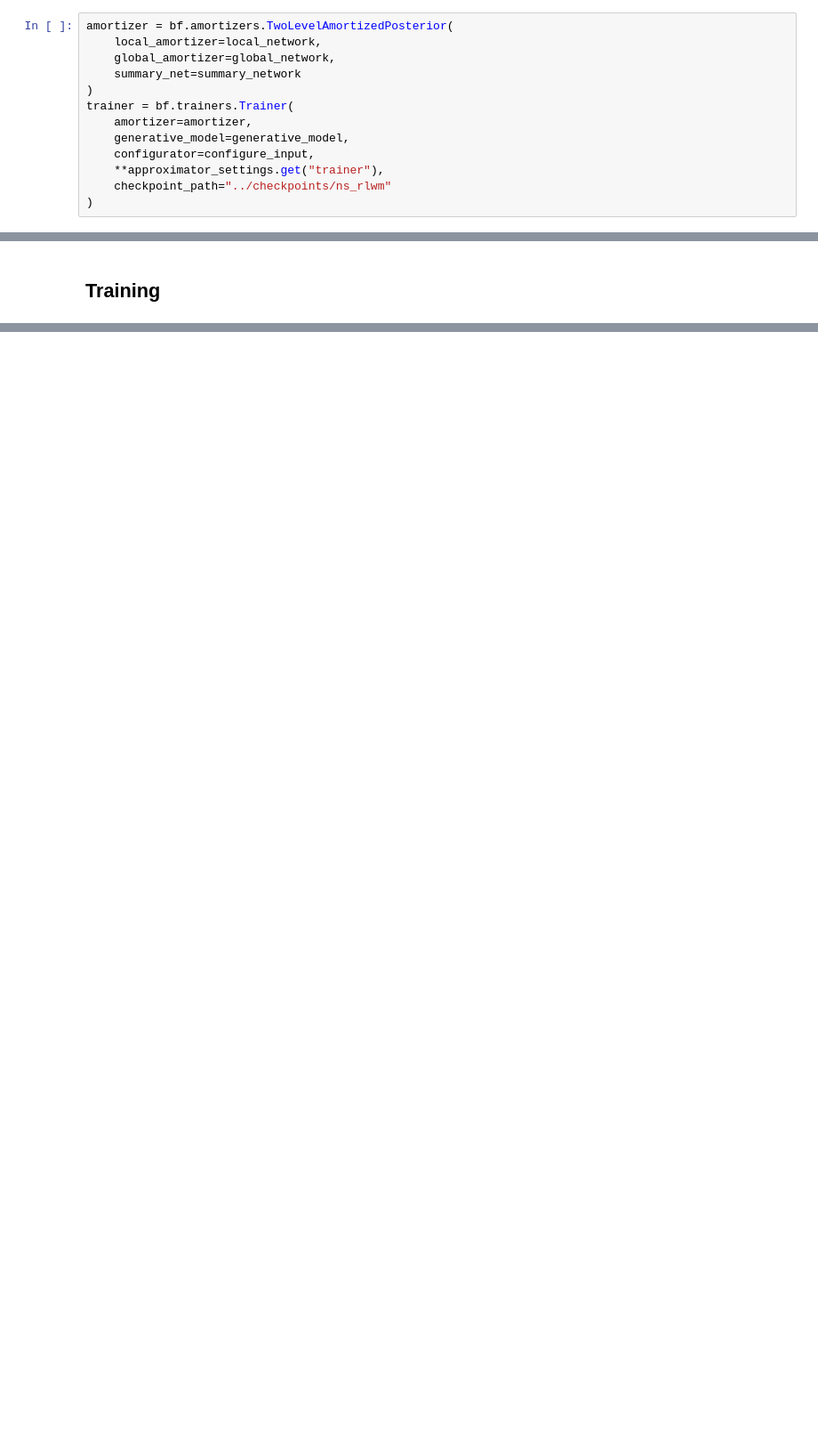
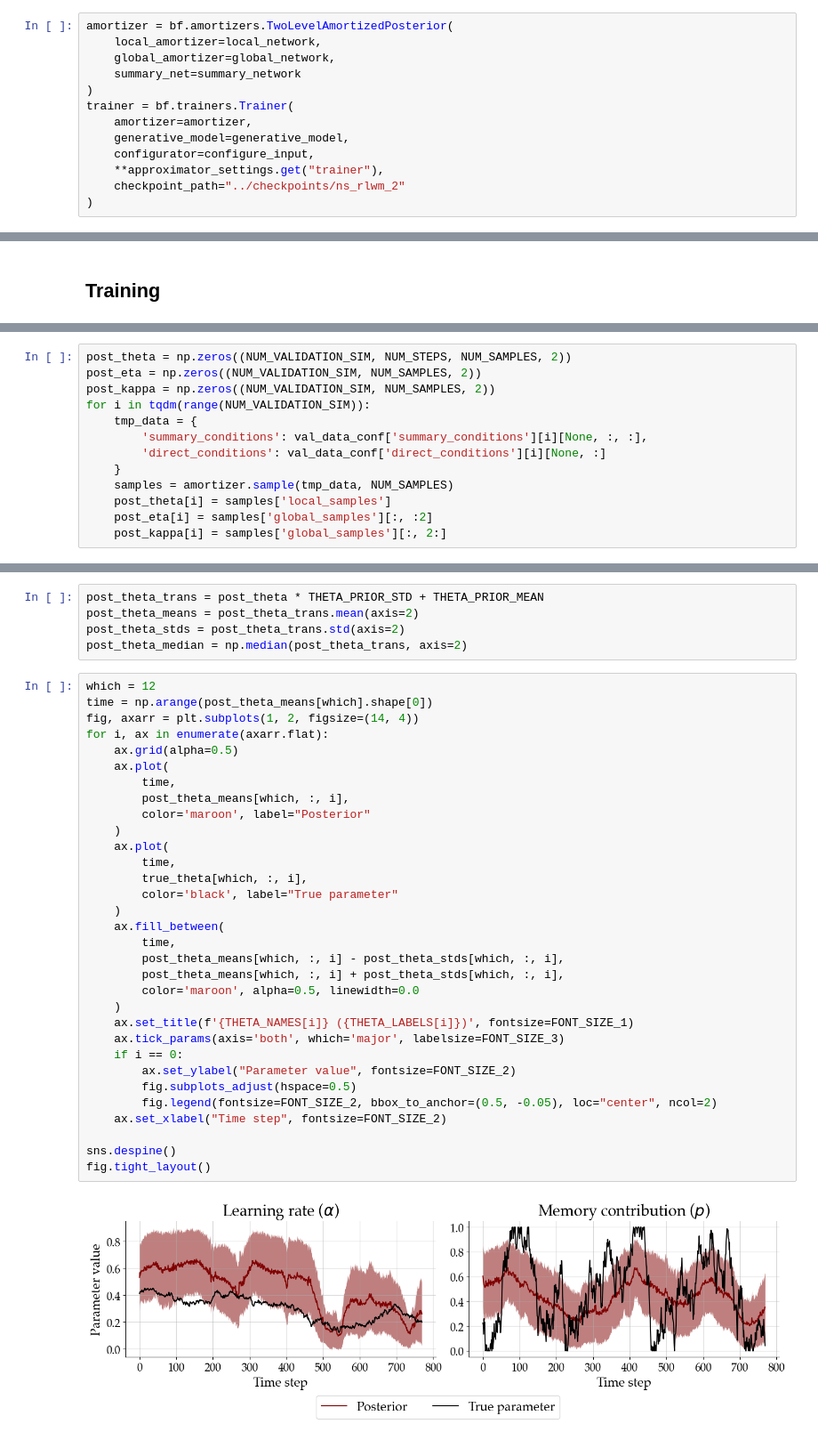
Before and after one commit to LuSchumacher/non-stationary-reinforcement-learning, a Jupyter notebook: rlwm/notebooks/rlwm_development.ipynb, the cells around one changed output, grey strips where cells are left out. Shown at 89% size. Saved outputs shown, nothing was run; the diff lists cells and outputs as text; blank space fills up the shorter version.

```diff
--- a/rlwm/notebooks/rlwm_development.ipynb
+++ b/rlwm/notebooks/rlwm_development.ipynb
@@ -147,5 +186,5 @@ trainer = bf.trainers.Trainer(
     generative_model=generative_model,
     configurator=configure_input,
     **approximator_settings.get("trainer"),
-    checkpoint_path="../checkpoints/ns_rlwm"
+    checkpoint_path="../checkpoints/ns_rlwm_2"
 )
@@ -165,0 +234,13 @@ f = bf.diagnostics.plot_losses(history)
+# %%
+post_theta = np.zeros((NUM_VALIDATION_SIM, NUM_STEPS, NUM_SAMPLES, 2))
+post_eta = np.zeros((NUM_VALIDATION_SIM, NUM_SAMPLES, 2))
+post_kappa = np.zeros((NUM_VALIDATION_SIM, NUM_SAMPLES, 2))
+for i in tqdm(range(NUM_VALIDATION_SIM)):
+    tmp_data = {
+        'summary_conditions': val_data_conf['summary_conditions'][i][None, :, :],
+        'direct_conditions': val_data_conf['direct_conditions'][i][None, :]
+    }
+    samples = amortizer.sample(tmp_data, NUM_SAMPLES)
+    post_theta[i] = samples['local_samples']
+    post_eta[i] = samples['global_samples'][:, :2]
+    post_kappa[i] = samples['global_samples'][:, 2:]
@@ -165,0 +249,39 @@ f = bf.diagnostics.plot_losses(history)
+# %%
+post_theta_trans = post_theta * THETA_PRIOR_STD + THETA_PRIOR_MEAN
+post_theta_means = post_theta_trans.mean(axis=2)
+post_theta_stds = post_theta_trans.std(axis=2)
+post_theta_median = np.median(post_theta_trans, axis=2)
+# %%
+which = 12
+time = np.arange(post_theta_means[which].shape[0])
+fig, axarr = plt.subplots(1, 2, figsize=(14, 4))
+for i, ax in enumerate(axarr.flat):
+    ax.grid(alpha=0.5)
+    ax.plot(
+        time,
+        post_theta_means[which, :, i],
+        color='maroon', label="Posterior"
+    )
+    ax.plot(
+        time,
+        true_theta[which, :, i],
+        color='black', label="True parameter"
+    )
+    ax.fill_between(
+        time,
+        post_theta_means[which, :, i] - post_theta_stds[which, :, i],
+        post_theta_means[which, :, i] + post_theta_stds[which, :, i],
+        color='maroon', alpha=0.5, linewidth=0.0
+    )
+    ax.set_title(f'{THETA_NAMES[i]} ({THETA_LABELS[i]})', fontsize=FONT_SIZE_1)
+    ax.tick_params(axis='both', which='major', labelsize=FONT_SIZE_3)
+    if i == 0:
+        ax.set_ylabel("Parameter value", fontsize=FONT_SIZE_2)
+        fig.subplots_adjust(hspace=0.5)
+        fig.legend(fontsize=FONT_SIZE_2, bbox_to_anchor=(0.5, -0.05), loc="center", ncol=2)
+    ax.set_xlabel("Time step", fontsize=FONT_SIZE_2)
+
+sns.despine()
+fig.tight_layout()
+# %% [output]
+[figure, added]
```
Also changed, not shown: parts of 40 cells of this notebook, 4 other files.
